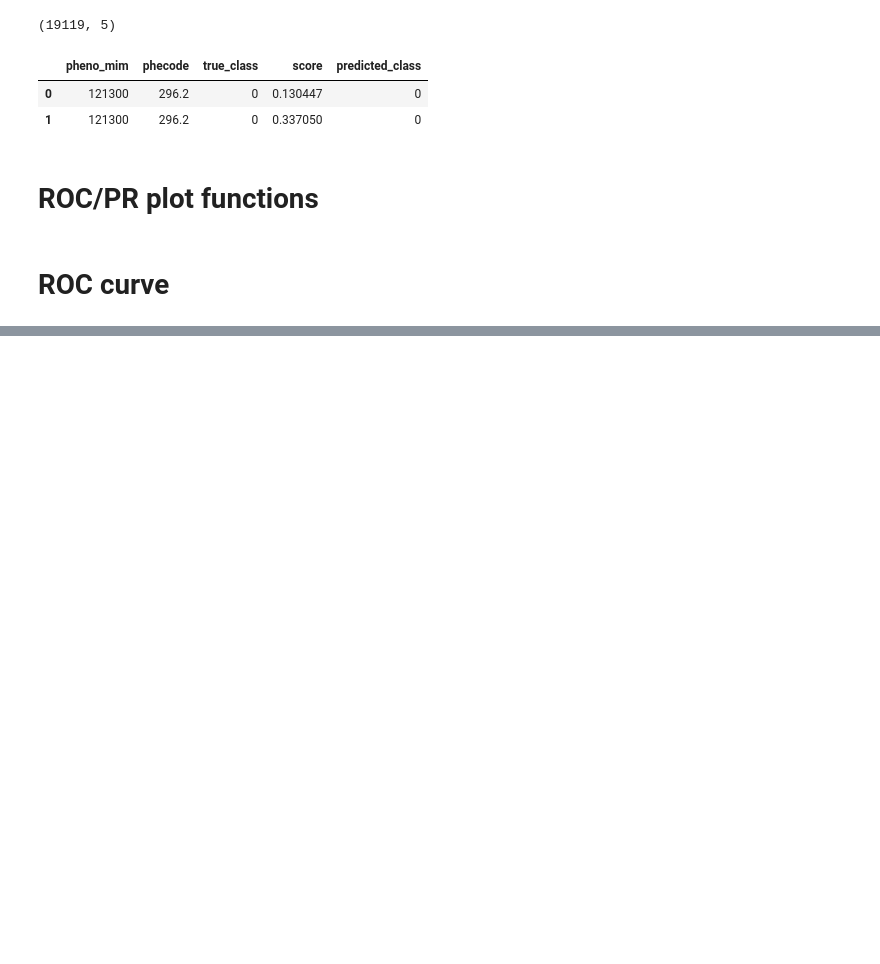
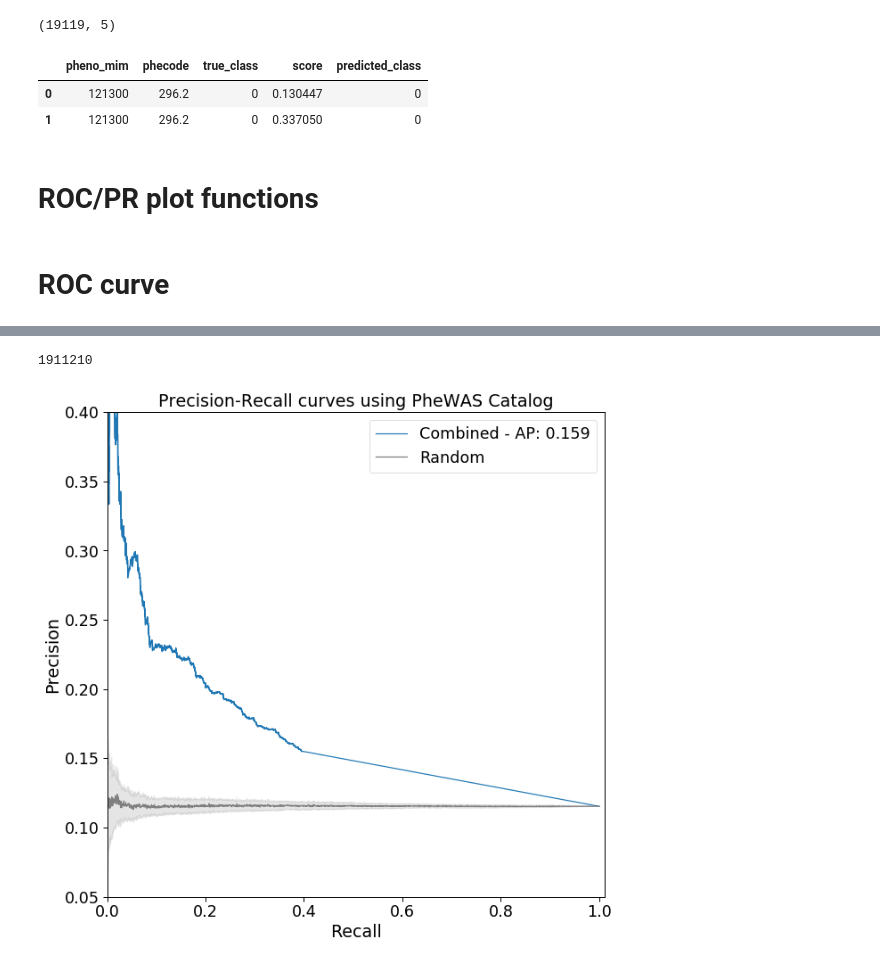
Before and after one commit to hakyimlab/phenomexcan, a Jupyter notebook: scripts/150_validation/phewas_catalog/15_roc-phewas_catalog_standard-plots.ipynb, the cells around one changed output, grey strips where cells are left out. Drawn from its saved outputs; the diff is of its cells as text; code cells hidden in the pictures; blank space fills up the shorter version.

```diff
--- a/scripts/150_validation/phewas_catalog/15_roc-phewas_catalog_standard-plots.ipynb
+++ b/scripts/150_validation/phewas_catalog/15_roc-phewas_catalog_standard-plots.ipynb
@@ -196,0 +203,5 @@ with sns.plotting_context('paper', font_scale=2.00):
+# %%
+plot_pr_for_methods(('combined',))
+# %% [output]
+1911210
+[figure, added]
```
Also changed, not shown: parts of 11 cells of this notebook, 2 other files.
